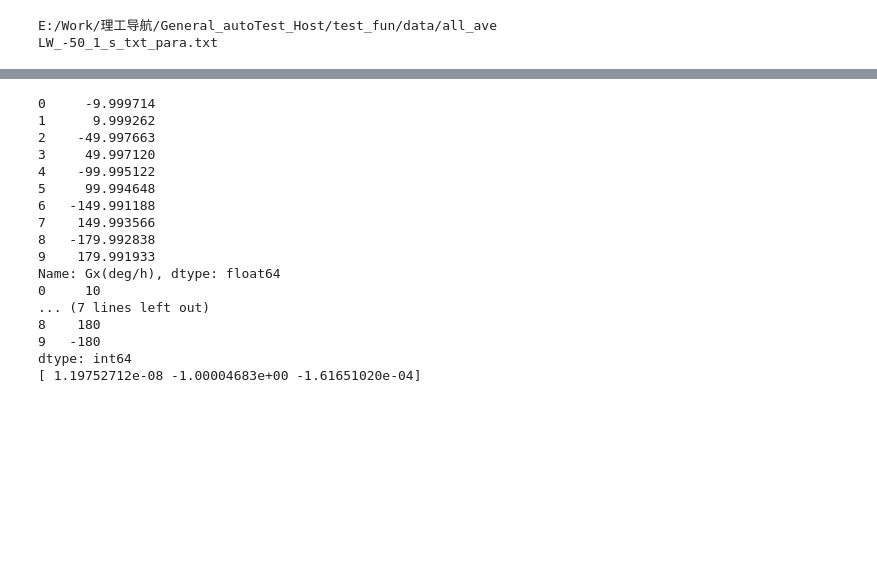
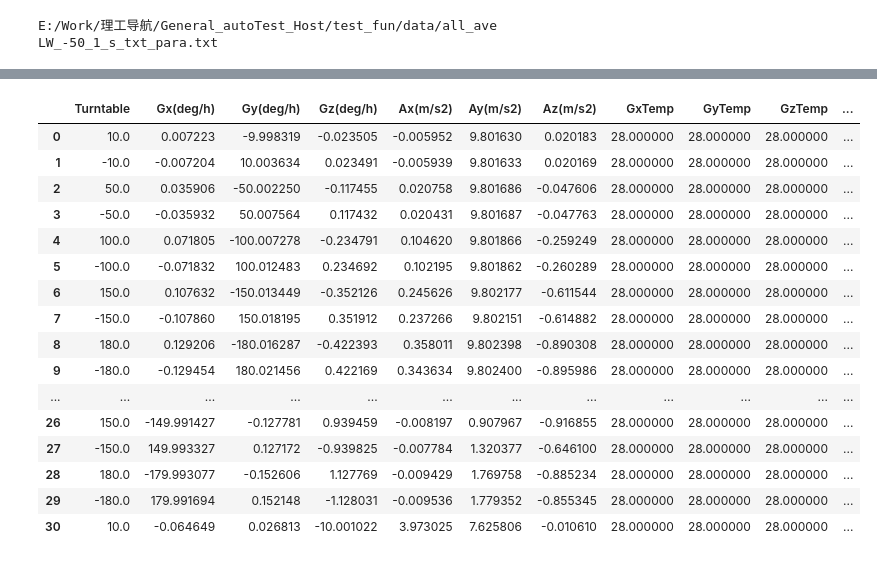
Before and after one commit to CopilotAlice/General_autoTest_Host, a Jupyter notebook: 通用自动测试.ipynb, the cells around one changed output, grey strips where cells are left out. Drawn from its saved outputs; the diff is of its cells as text; code cells hidden in the pictures; blank space fills up the shorter version.

```diff
--- a/通用自动测试.ipynb
+++ b/通用自动测试.ipynb
@@ -260,22 +230,20 @@ array([ 1.19752712e-08, -1.00004683e+00, -1.61651020e-04])
-# %%
-print(data_x-data_x_lw)
-print(data_y)
-print(fits)
-# %% [output]
-0     -9.999714
-1      9.999262
-2    -49.997663
-3     49.997120
-4    -99.995122
-5     99.994648
-6   -149.991188
-7    149.993566
-8   -179.992838
-9    179.991933
-Name: Gx(deg/h), dtype: float64
-0     10
-... (7 lines left out)
-8    180
-9   -180
-dtype: int64
-[ 1.19752712e-08 -1.00004683e+00 -1.61651020e-04]
+# %%
+df
+# %% [output]
+|  | Turntable | Gx(deg/h) | Gy(deg/h) | Gz(deg/h) | Ax(m/s2) | Ay(m/s2) | Az(m/s2) | GxTemp | GyTemp | GzTemp | ... |
+| 0 | 10.0 | 0.007223 | -9.998319 | -0.023505 | -0.005952 | 9.801630 | 0.020183 | 28.000000 | 28.000000 | 28.000000 | ... |
+| 1 | -10.0 | -0.007204 | 10.003634 | 0.023491 | -0.005939 | 9.801633 | 0.020169 | 28.000000 | 28.000000 | 28.000000 | ... |
+| 2 | 50.0 | 0.035906 | -50.002250 | -0.117455 | 0.020758 | 9.801686 | -0.047606 | 28.000000 | 28.000000 | 28.000000 | ... |
+| 3 | -50.0 | -0.035932 | 50.007564 | 0.117432 | 0.020431 | 9.801687 | -0.047763 | 28.000000 | 28.000000 | 28.000000 | ... |
+| 4 | 100.0 | 0.071805 | -100.007278 | -0.234791 | 0.104620 | 9.801866 | -0.259249 | 28.000000 | 28.000000 | 28.000000 | ... |
+| 5 | -100.0 | -0.071832 | 100.012483 | 0.234692 | 0.102195 | 9.801862 | -0.260289 | 28.000000 | 28.000000 | 28.000000 | ... |
+| 6 | 150.0 | 0.107632 | -150.013449 | -0.352126 | 0.245626 | 9.802177 | -0.611544 | 28.000000 | 28.000000 | 28.000000 | ... |
+| 7 | -150.0 | -0.107860 | 150.018195 | 0.351912 | 0.237266 | 9.802151 | -0.614882 | 28.000000 | 28.000000 | 28.000000 | ... |
+| 8 | 180.0 | 0.129206 | -180.016287 | -0.422393 | 0.358011 | 9.802398 | -0.890308 | 28.000000 | 28.000000 | 28.000000 | ... |
+| 9 | -180.0 | -0.129454 | 180.021456 | 0.422169 | 0.343634 | 9.802400 | -0.895986 | 28.000000 | 28.000000 | 28.000000 | ... |
+| ... | ... | ... | ... | ... | ... | ... | ... | ... | ... | ... | ... |
+| 26 | 150.0 | -149.991427 | -0.127781 | 0.939459 | -0.008197 | 0.907967 | -0.916855 | 28.000000 | 28.000000 | 28.000000 | ... |
+| 27 | -150.0 | 149.993327 | 0.127172 | -0.939825 | -0.007784 | 1.320377 | -0.646100 | 28.000000 | 28.000000 | 28.000000 | ... |
+| 28 | 180.0 | -179.993077 | -0.152606 | 1.127769 | -0.009429 | 1.769758 | -0.885234 | 28.000000 | 28.000000 | 28.000000 | ... |
+| 29 | -180.0 | 179.991694 | 0.152148 | -1.128031 | -0.009536 | 1.779352 | -0.855345 | 28.000000 | 28.000000 | 28.000000 | ... |
+| 30 | 10.0 | -0.064649 | 0.026813 | -10.001022 | 3.973025 | 7.625806 | -0.010610 | 28.000000 | 28.000000 | 28.000000 | ... |
```
Also changed, not shown: parts of 11 cells of this notebook, 13 other files.
